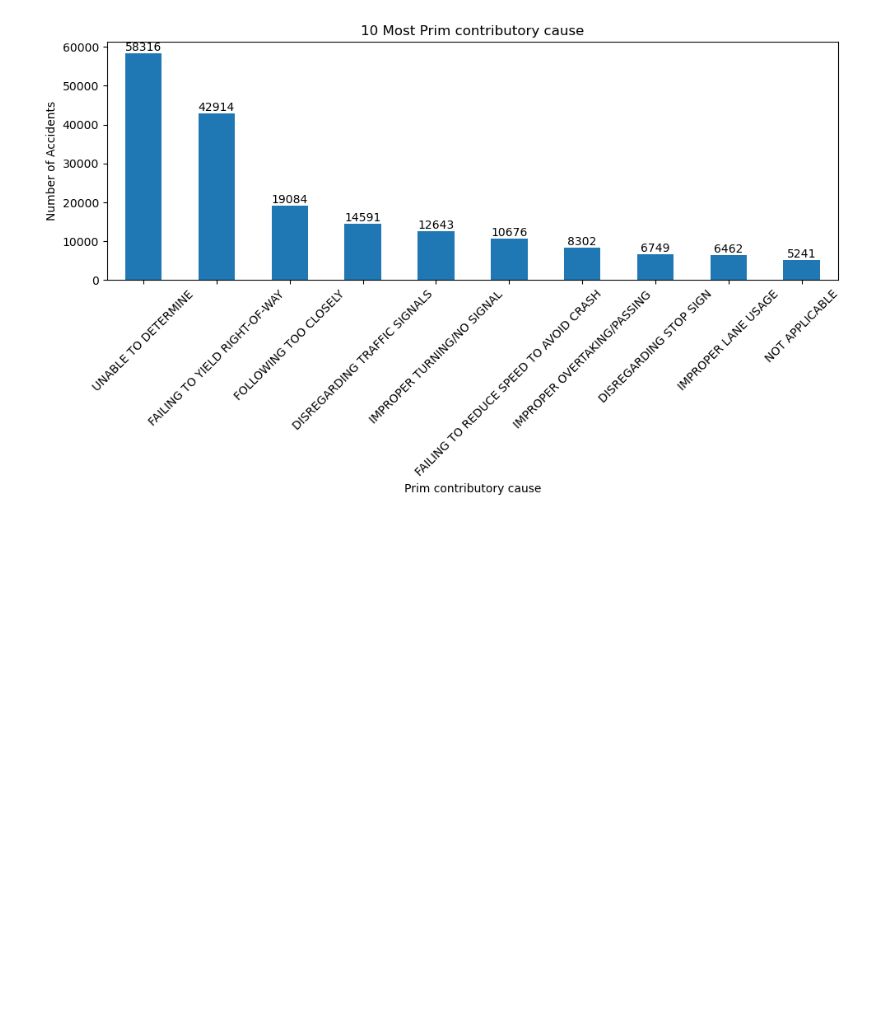
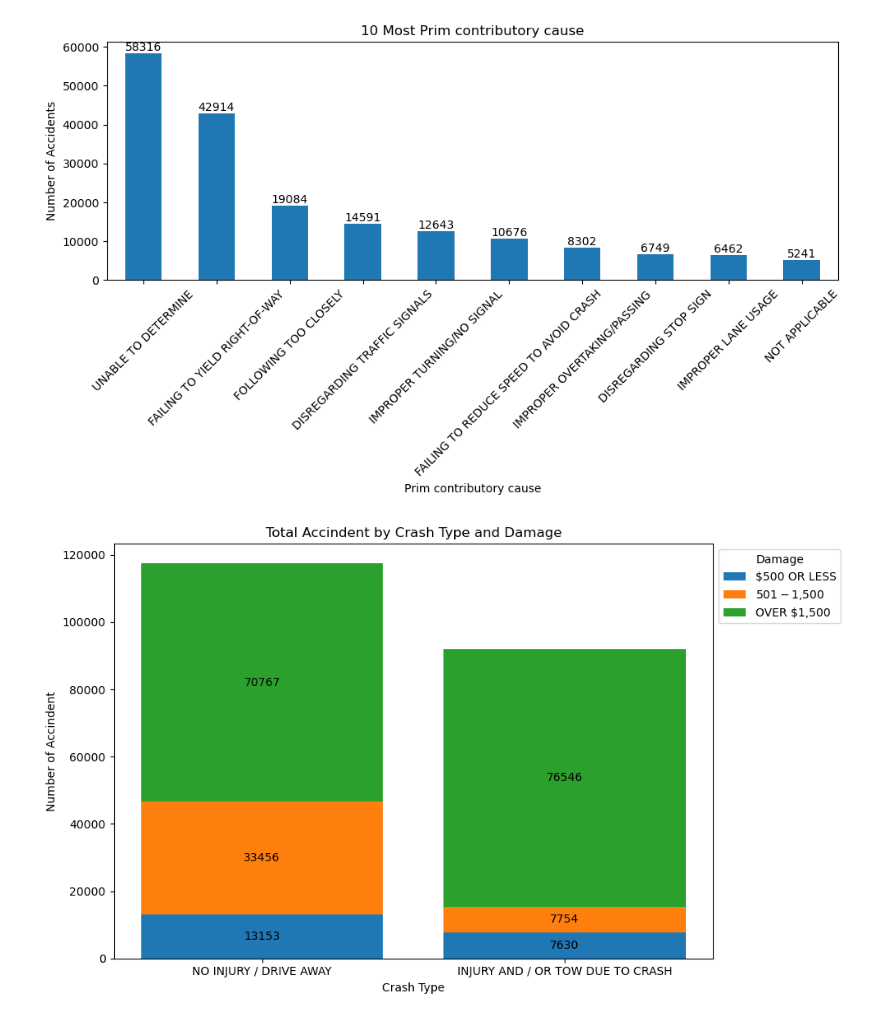
Before and after one commit to FlazeFy2/DS-Traffic_Accidents, a Jupyter notebook: exploratory data analysis-bar.ipynb, the cells around one changed output. Saved outputs shown, nothing was run; the diff lists cells and outputs as text; code cells hidden in the pictures; blank space fills up the shorter version.

Commit message:
[DS] Exploratory Data Analysis (EDA) - Stacked Bar Chart Comparison Between Crash Type and Damage

```diff
--- a/exploratory data analysis-bar.ipynb
+++ b/exploratory data analysis-bar.ipynb
@@ -32,3 +32,42 @@ for dt in non_numeric_columns:
 [figure]
 [figure]
 [figure]
+# %%
+import pandas as pd
+import matplotlib.pyplot as plt
+import numpy as np
+
+df = pd.read_csv("traffic_accidents.csv")
+
+# Exploratory Data Analysis (EDA) - Stacked Bar Chart Comparison Between Crash Type and Damage
+# Dataset
+context_group_counts = df.groupby(['crash_type', 'damage']).size().reset_index(name='Count')
+stacked_data = context_group_counts.pivot(index='crash_type', columns='damage', values='Count').fillna(0)
+
+# Ordering
+stacked_data['Total'] = stacked_data.sum(axis=1)
+stacked_data = stacked_data.sort_values(by='Total', ascending=False).head(7)
+categories = stacked_data.columns[:-1]
+counts = stacked_data[categories].values
+
+# Plotting
+context = stacked_data.index
+fig, ax = plt.subplots(figsize=(10, 6))
+bottom = np.zeros(len(context))
+
+# Plot each 'damage' as stack
+for damage_index, group in enumerate(categories):
+    p = ax.bar(context, counts[:, damage_index], label=group, bottom=bottom)
+    bottom += counts[:, damage_index]
+    ax.bar_label(p, label_type='center', fmt='%d')
+
+# Customizing the plot
+ax.set_title(f'Total Accindent by Crash Type and Damage')
+ax.set_xlabel('Crash Type')
+ax.set_ylabel('Number of Accindent')
+ax.legend(title='Damage', bbox_to_anchor=(1, 1), loc='upper left')
+plt.tight_layout()
+plt.show()
+print("\n")
+# %% [output]
+[figure, added]
```
